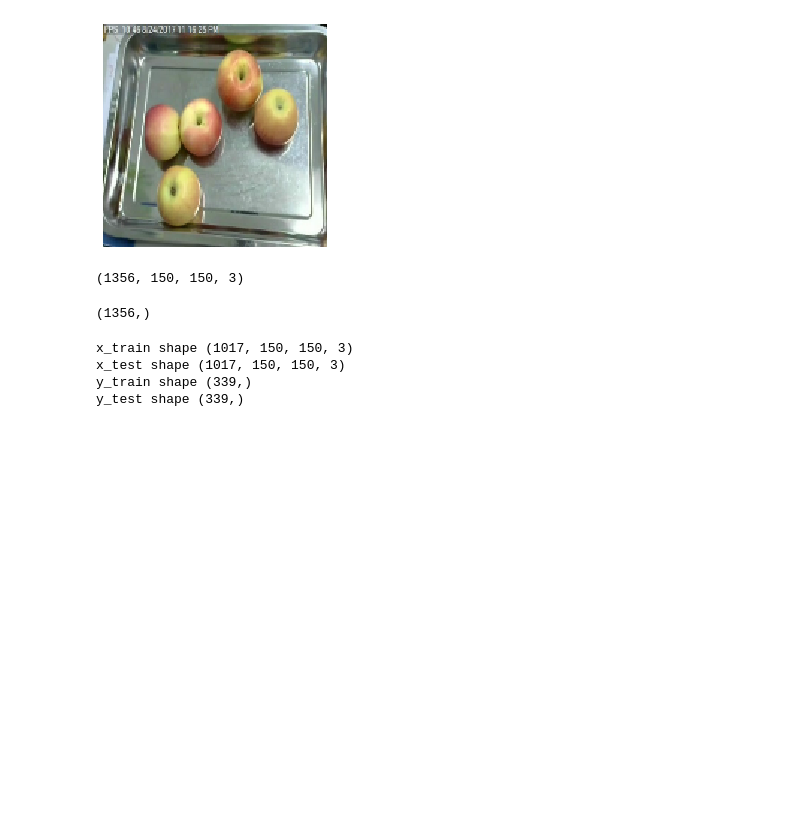
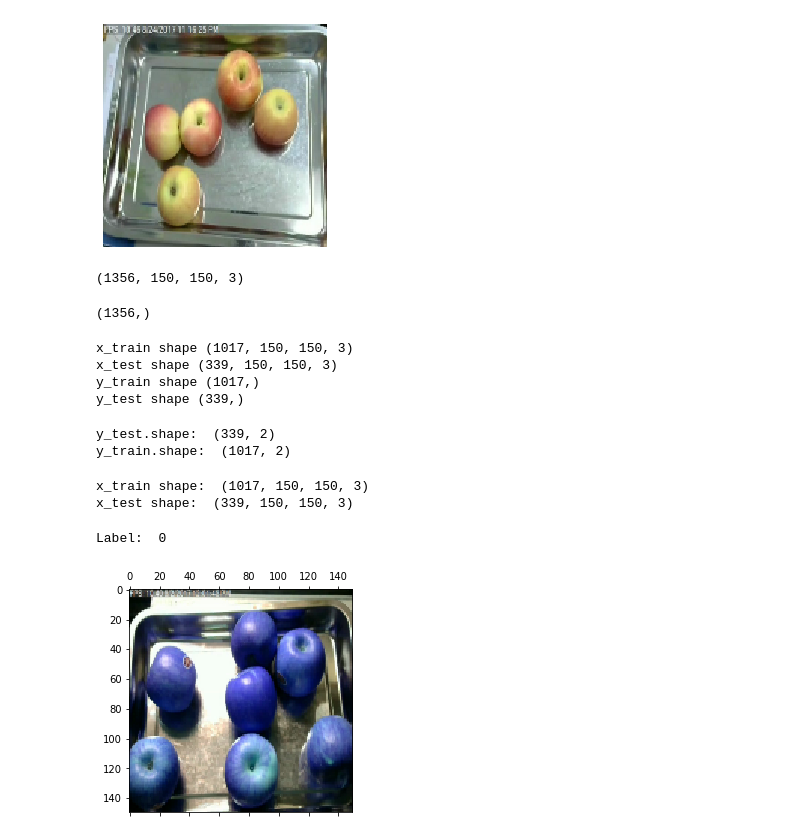
Before and after one commit to infoshareacademy/jdsz4-dept, a Jupyter notebook: projekt_dl/woring_on_dataset/Project_DL_ep_x_y.ipynb, the cells around one changed output. Drawn from its saved outputs; the diff is of its cells as text; code cells hidden in the pictures; blank space fills up the shorter version.

```diff
--- a/projekt_dl/woring_on_dataset/Project_DL_ep_x_y.ipynb
+++ b/projekt_dl/woring_on_dataset/Project_DL_ep_x_y.ipynb
@@ -144,11 +144,50 @@ y.shape
 x_train, x_test, y_train, y_test = train_test_split(x,y,test_size=0.25,random_state=42)
 # %%
 print('x_train shape', x_train.shape)
-print('x_test shape', x_train.shape)
-print('y_train shape', y_test.shape)
+print('x_test shape', x_test.shape)
+print('y_train shape', y_train.shape)
 print('y_test shape', y_test.shape)
 # %% [output]
 x_train shape (1017, 150, 150, 3)
-x_test shape (1017, 150, 150, 3)
-y_train shape (339,)
+x_test shape (339, 150, 150, 3)
+y_train shape (1017,)
 y_test shape (339,)
+# %%
+# normalizacja na liczby w zakresie 0-1
+x_train, x_test = x_train / 255.0, x_test / 255.0
+# %%
+x_train = x_train.astype(np.float32)
+x_test = x_test.astype(np.float32)
+# %%
+from sklearn.preprocessing import OneHotEncoder
+
+# transformujemy y_test
+y_test = OneHotEncoder().fit_transform(y_test.reshape(-1,1)).toarray()
+# podglądamy
+y_test = y_test.astype(np.float32)
+
+# transformujemy y_train
+y_train = OneHotEncoder().fit_transform(y_train.reshape(-1,1)).toarray()
+# podglądamy
+y_train = y_train.astype(np.float32)
+
+print("y_test.shape: ", y_test.shape)
+print("y_train.shape: ", y_train.shape)
+# %% [output]
+y_test.shape:  (339, 2)
+y_train.shape:  (1017, 2)
+# %%
+# badamy ile jest x
+print("x_train shape: ", x_train.shape)
+print("x_test shape: ", x_test.shape)
+# %% [output]
+x_train shape:  (1017, 150, 150, 3)
+x_test shape:  (339, 150, 150, 3)
+# %%
+# podgląd x - zdjęcia
+n = 100
+plt.matshow(x_train[n])
+print("Label: ", np.argmax(y_train[n]))
+# %% [output]
+Label:  0
+[figure, added]
```
